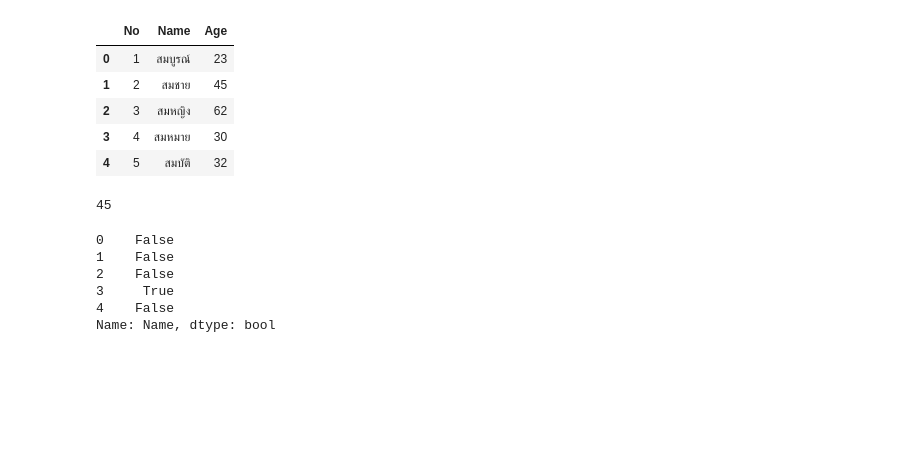
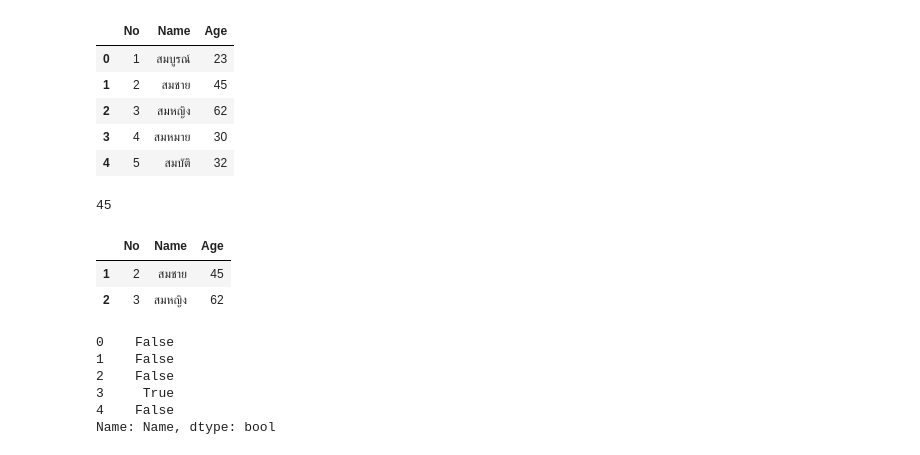
Before and after one commit to Sadanan643021272-0/BigData, a Jupyter notebook: 02_Python101.ipynb, the cells around one changed output. Saved outputs shown, nothing was run; the diff lists cells and outputs as text; code cells hidden in the pictures; blank space fills up the shorter version.

```diff
--- a/02_Python101.ipynb
+++ b/02_Python101.ipynb
@@ -945,5 +957,11 @@ df.iloc[1,2]
 # %% [output]
 45
+# %%
+df.loc[df['Age']>40]#locเอาไว้เรียกค่าว่ามีอะไรบ้างต้องเป็นเงื่อไข
+# %% [output]
+|  | No | Name | Age |
+| 1 | 2 | สมชาย | 45 |
+| 2 | 3 | สมหญิง | 62 |
 # %%
 df["Name"]=="สมหมาย"
 # %% [output]
```
Also changed, not shown: parts of 28 cells of this notebook.
